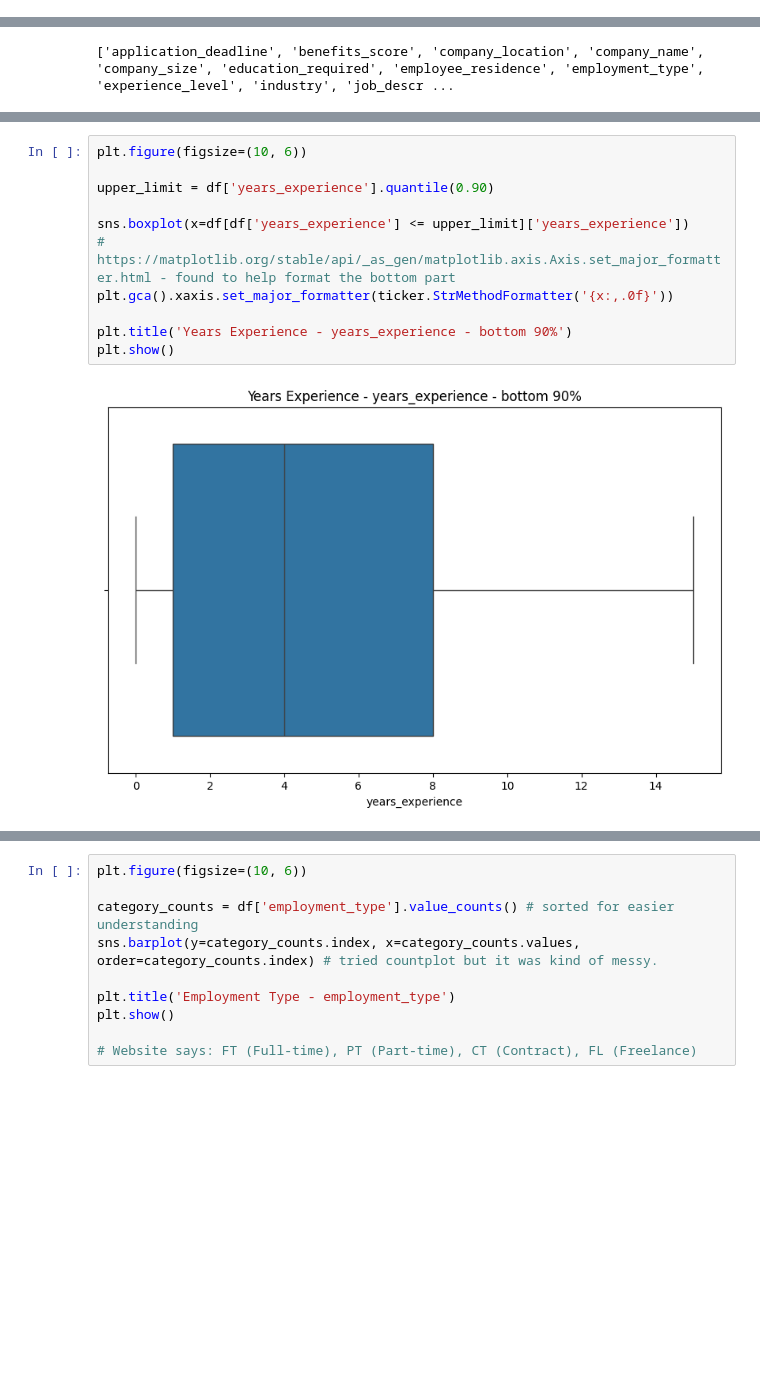
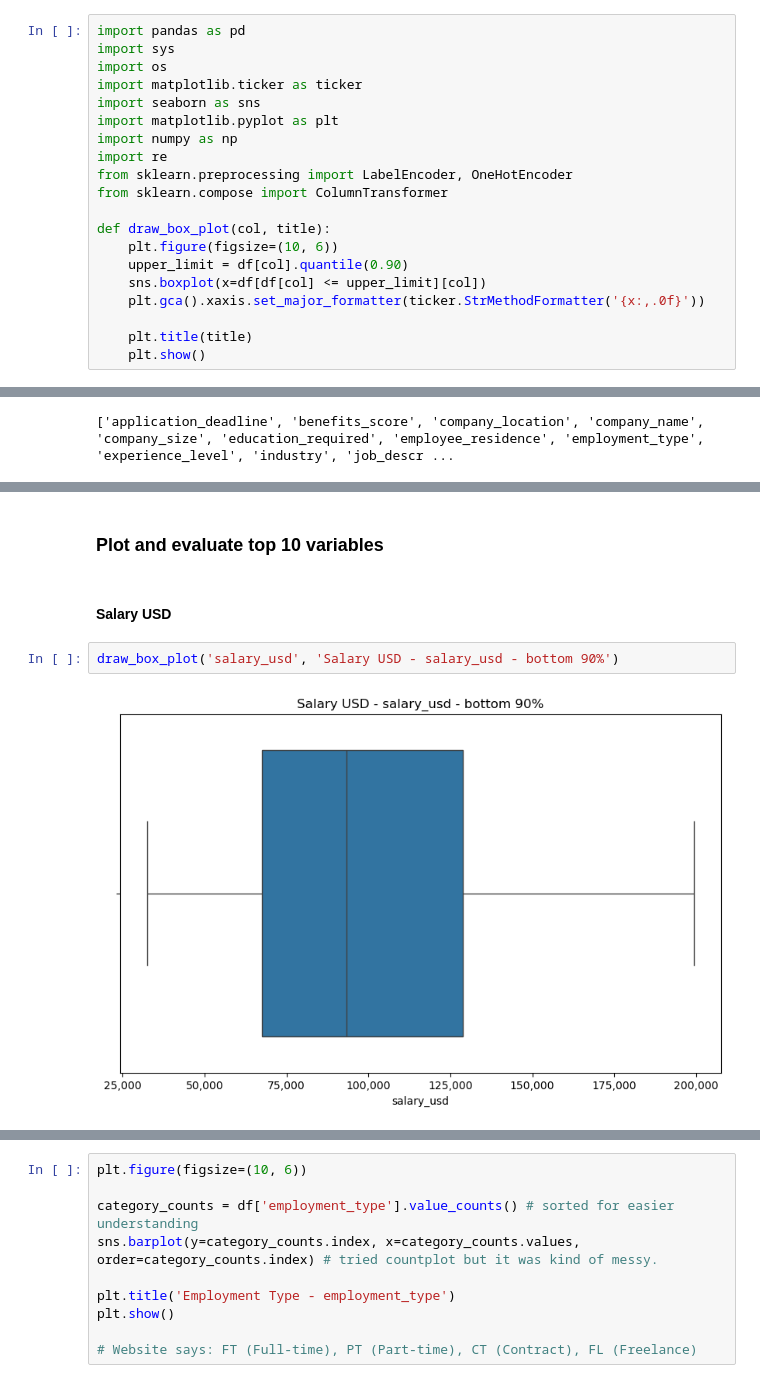
Before and after one commit to AAI-510-group-2/final-project, a Jupyter notebook: finalProject_AAI510.ipynb, the cells around one changed output, grey strips where cells are left out. Cells and saved outputs as stored; diff of their text form; blank space fills up the shorter version.

```diff
--- a/finalProject_AAI510.ipynb
+++ b/finalProject_AAI510.ipynb
@@ -1,2 +3,22 @@
+# %%
+import pandas as pd
+import sys
+import os
+import matplotlib.ticker as ticker
+import seaborn as sns
+import matplotlib.pyplot as plt
+import numpy as np
+import re
+from sklearn.preprocessing import LabelEncoder, OneHotEncoder
+from sklearn.compose import ColumnTransformer
+
+def draw_box_plot(col, title):
+    plt.figure(figsize=(10, 6))
+    upper_limit = df[col].quantile(0.90)
+    sns.boxplot(x=df[df[col] <= upper_limit][col])
+    plt.gca().xaxis.set_major_formatter(ticker.StrMethodFormatter('{x:,.0f}'))
+
+    plt.title(title)
+    plt.show()
 # %% [markdown]
 # Part One: Data Loading
@@ -44,13 +43,8 @@ plt.show()
-# %%
-plt.figure(figsize=(10, 6))
-
-upper_limit = df['years_experience'].quantile(0.90)
-
-sns.boxplot(x=df[df['years_experience'] <= upper_limit]['years_experience'])
-# https://matplotlib.org/stable/api/_as_gen/matplotlib.axis.Axis.set_major_formatter.html - found to help format the bottom part
-plt.gca().xaxis.set_major_formatter(ticker.StrMethodFormatter('{x:,.0f}'))
-
-plt.title('Years Experience - years_experience - bottom 90%')
-plt.show()
-# %% [output]
-[figure, removed]
+# %% [markdown]
+### Plot and evaluate top 10 variables
+# %% [markdown]
+#### Salary USD
+# %%
+draw_box_plot('salary_usd', 'Salary USD - salary_usd - bottom 90%')
+# %% [output]
+[figure, added]
```
Also changed, not shown: parts of 26 cells of this notebook, 2 other files.
